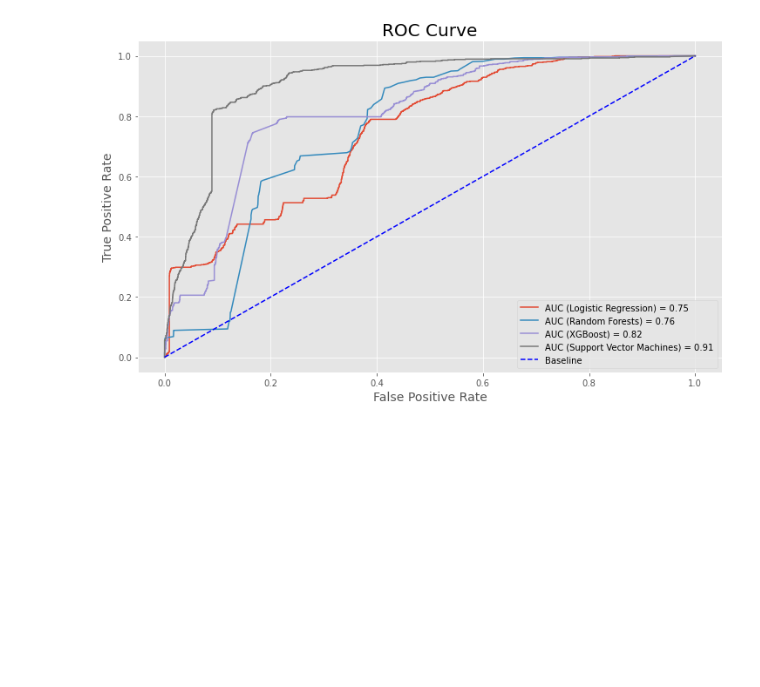
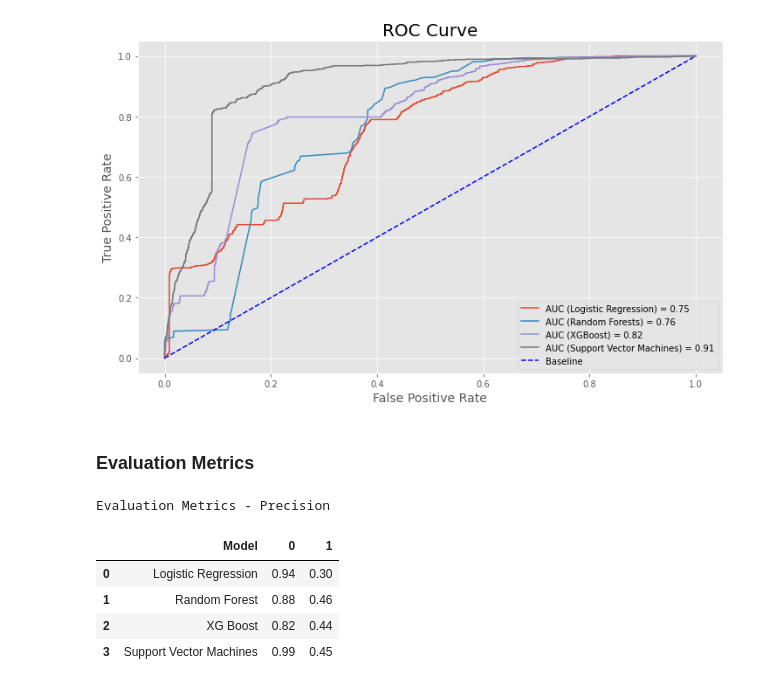
Before and after one commit to ChrisGarciaDS/MSADS-599--Capstone-AddTitle, a Jupyter notebook: Code Library/Modeling.ipynb, the cells around one changed output. Cells and saved outputs as stored; diff of their text form; code cells hidden in the pictures; blank space fills up the shorter version.

Commit message:
evaluation metrics table
evaluation metrics table

```diff
--- a/Code Library/Modeling.ipynb
+++ b/Code Library/Modeling.ipynb
@@ -359,3 +359,22 @@ plt.ylabel('True Positive Rate', size=14)
 plt.legend();
 # %% [output]
 [figure]
+# %% [markdown]
+###  Evaluation Metrics
+# %%
+precision_results = {
+    'Model': ['Logistic Regression', 'Random Forest', 'XG Boost', 'Support Vector Machines'],
+    '0': [0.94, 0.88, 0.82, 0.99],
+    '1': [0.30, 0.46, 0.44, 0.45]
+}
+
+precision_df = pd.DataFrame(precision_results)
+print("Evaluation Metrics - Precision")
+precision_df
+# %% [output]
+Evaluation Metrics - Precision
+|  | Model | 0 | 1 |
+| 0 | Logistic Regression | 0.94 | 0.30 |
+| 1 | Random Forest | 0.88 | 0.46 |
+| 2 | XG Boost | 0.82 | 0.44 |
+| 3 | Support Vector Machines | 0.99 | 0.45 |
```
Also changed, not shown: parts of 8 cells of this notebook.
